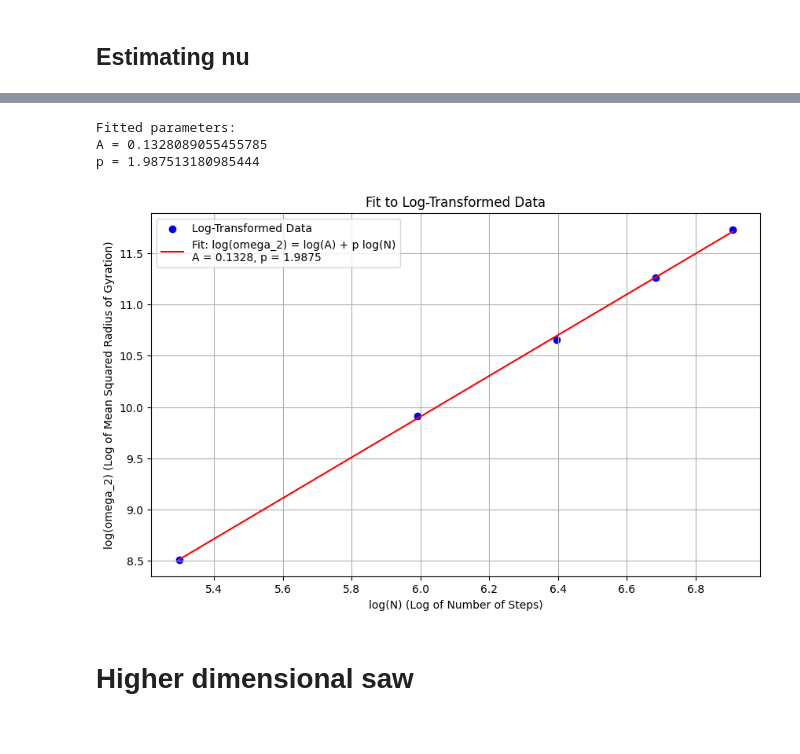
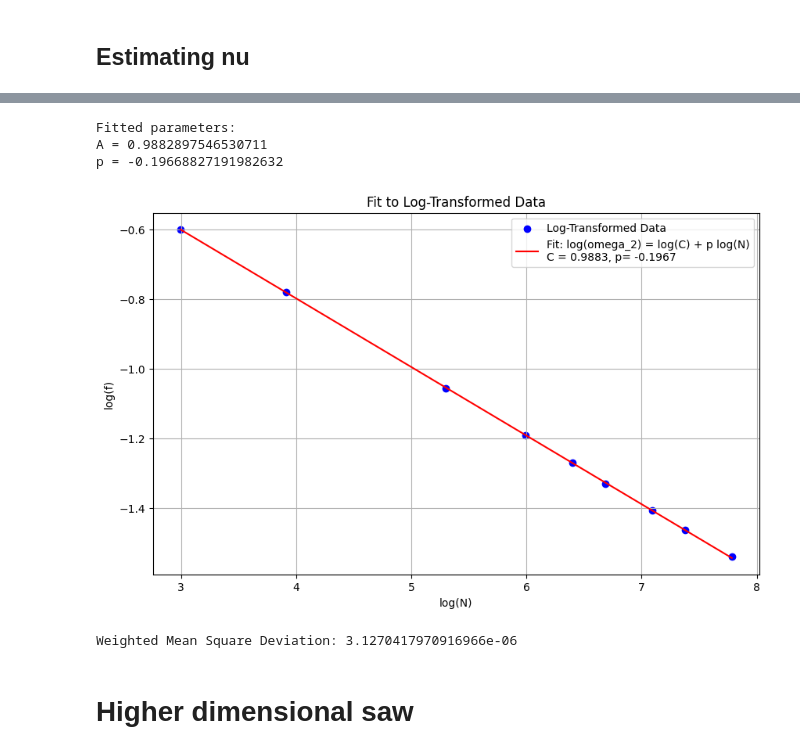
Before and after one commit to zhxabi/SAW-MC, a Jupyter notebook: saw_local.ipynb, the cells around one changed output, grey strips where cells are left out. Saved outputs shown, nothing was run; the diff lists cells and outputs as text; code cells hidden in the pictures.

```diff
--- a/saw_local.ipynb
+++ b/saw_local.ipynb
@@ -296,0 +444,8 @@ print(f"S^2: {s2s}")
+# %%
+Ns = np.array([   20, 50, 200, 400, 600, 800, 1200, 1600, 2400])
+omega2s = np.array([75.39011714285714, 292.39953142857144, 2310.790722857143, 6532.651594285714, 11948.98582, 18424.836294285713, 33818.91124857143, 52228.88002857143, 96211.01888857143])
+s2s = np.array([10.57532478781989, 40.47263302905474, 319.4622310504338, 903.5559010169445, 1655.9837517019218, 2542.904313058499, 4676.770298173358, 7209.936219558825, 13310.939558772097])
+error_omega2s = np.array([0.10813183638909632,0.43590449617099736,3.5071964909149766,9.946589496994463,18.154497863779902,28.08750322693688,51.543545969295764,79.43968065131226,146.52309326381337])
+error_s2s = np.array([0.0083834619743081,0.03397336626753028,0.2783989487461611,0.7929329131855676,1.4476947277814132,2.245302034504441,4.121117670180724,6.346051696094923,11.71445536457111])
+ratio = omega2s / s2s
+ratio
@@ -322,31 +576,41 @@ p = 2.060619180470234
 # %%
-log_N = np.log(Ns)
-log_mean_squared_radii = np.log(omega2s)
+average_fails_until_accept = np.array([0.82229, 1.181766, 1.873014, 2.289428, 2.561421, 2.780791, 3.084196, 3.313933, 3.661759])
+Ns = np.array([   20, 50, 200, 400, 600, 800, 1200, 1600, 2400])
+average_iterations_until_accept = average_fails_until_accept + 1
+acceptance_fracs = 1/average_iterations_until_accept
+log_fracs = np.log(acceptance_fracs)
 
-# Perform linear regression on the log-transformed data
-coefficients = np.polyfit(log_N, log_mean_squared_radii, 1)
-p = coefficients[0]
-log_A = coefficients[1]
+coefficients_s2s = np.polyfit(log_N, log_fracs, 1)
+p = coefficients_s2s[0]
+log_A = coefficients_s2s[1]
 A = np.exp(log_A)
 
 print(f"Fitted parameters:\nA = {A}\np = {p}")
 
+plt.figure(figsize=(10, 6))
+plt.scatter(log_N, log_fracs, color='blue', label='Log-Transformed Data')
+plt.plot(log_N, log_N * p + log_A, color='red', label=f'Fit: log(omega_2) = log(C) + p log(N)\nC = {A:.4f}, p= {p:.4f}')
 
-
-plt.figure(figsize=(10, 6))
-plt.scatter(log_N, log_mean_squared_radii, color='blue', label='Log-Transformed Data')
-plt.plot(log_N, log_N * p + log_A, color='red', label=f'Fit: log(omega_2) = log(A) + p log(N)\nA = {A:.4f}, p = {p:.4f}')
-plt.xlabel('log(N) (Log of Number of Steps)')
-plt.ylabel('log(omega_2) (Log of Mean Squared Radius of Gyration)')
+plt.xlabel('log(N)')
+plt.ylabel('log(f)')
 plt.title('Fit to Log-Transformed Data')
 plt.legend()
 plt.grid(True)
 plt.show()
+
+fitted_values = log_N * p + log_A
+residuals = log_fracs - fitted_values
+weights = np.ones_like(log_N)
+weighted_squared_residuals = weights * residuals**2
+wmsd = np.sum(weighted_squared_residuals) / np.sum(weights)
+
+print(f"Weighted Mean Square Deviation: {wmsd}")
 # %% [output]
 Fitted parameters:
-A = 0.1328089055455785
-p = 1.987513180985444
+A = 0.9882897546530711
+p = -0.19668827191982632
-[figure, old version]
+[figure, new version]
+Weighted Mean Square Deviation: 3.1270417970916966e-06
 # %% [markdown]
 # Higher dimensional saw
 # %%
```
Also changed, not shown: parts of 29 cells of this notebook.
